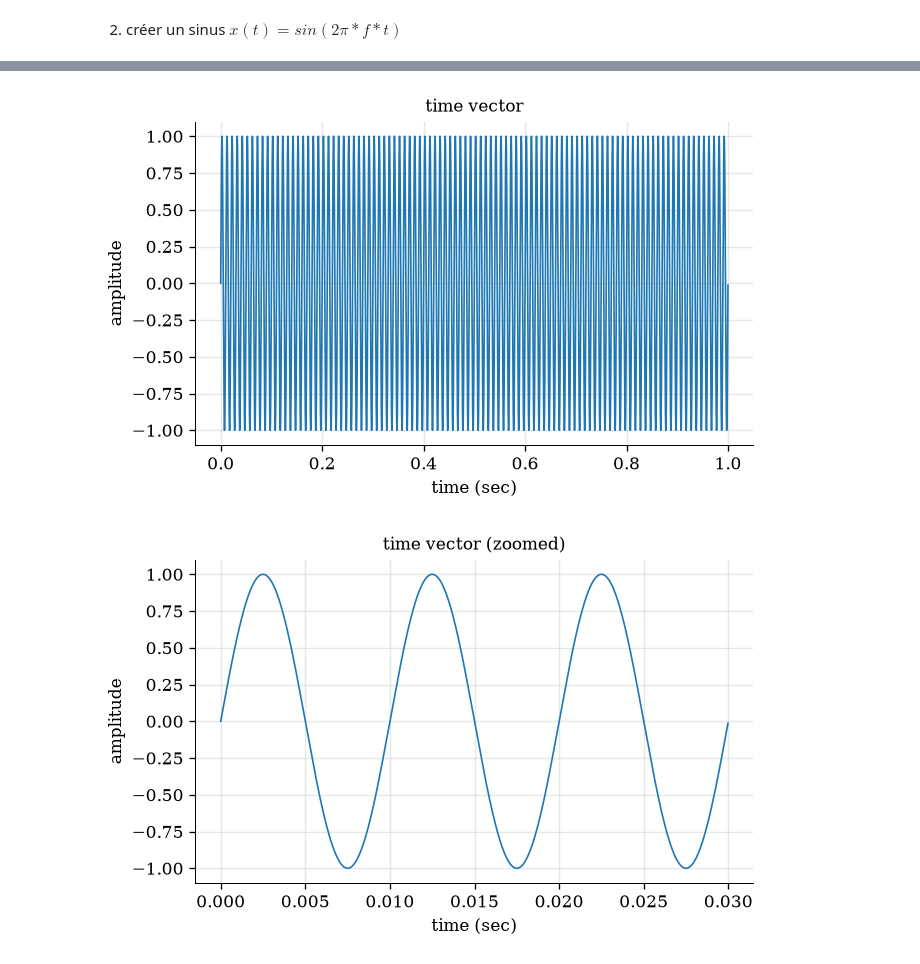
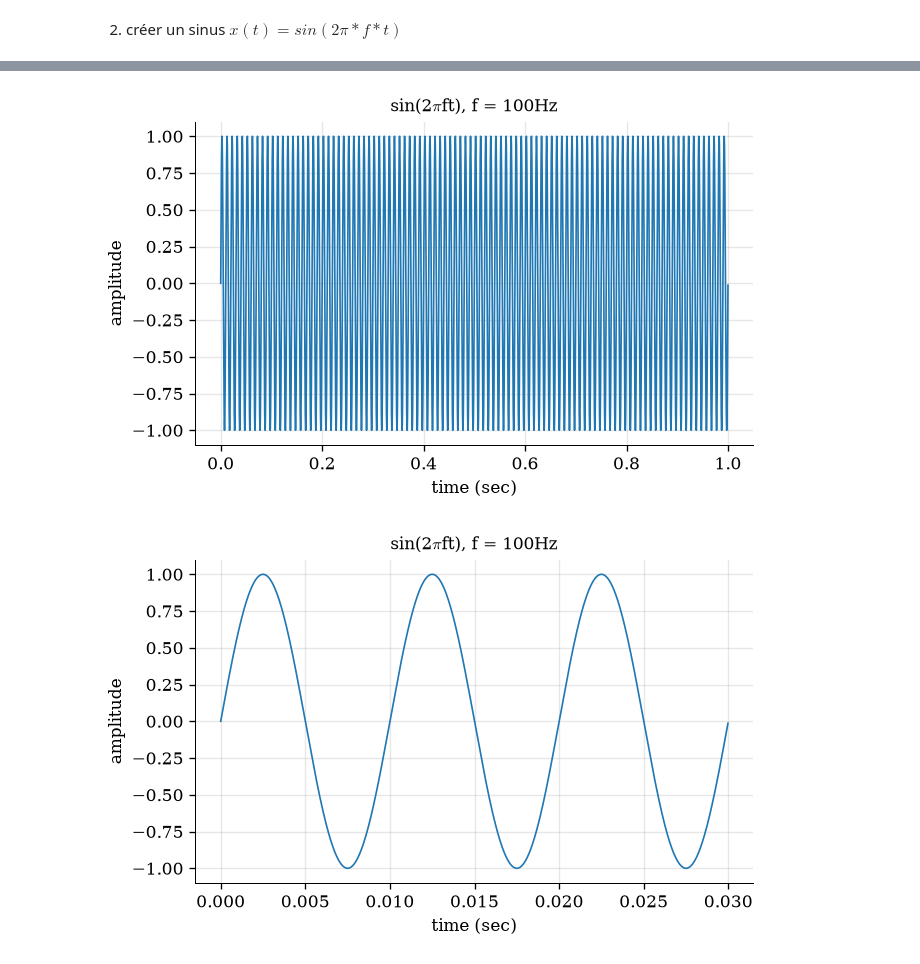
Before and after one commit to PyrApple/jupyterlite_signal_processing_ens, a Jupyter notebook: content/1_numerisation.ipynb, the cells around one changed output, grey strips where cells are left out. Cells and saved outputs as stored; diff of their text form; code cells hidden in the pictures.

```diff
--- a/content/1_numerisation.ipynb
+++ b/content/1_numerisation.ipynb
@@ -135,21 +149,23 @@ plt.xlabel('sample id'); plt.ylabel('time (sec)'); plt.title('time vector (zoome
 2) créer un sinus $x(t) = sin(2 \pi * f * t)$
 # %%
 # create signal
-f = 100
-x = np.sin(2*math.pi*f*t)
+f1 = 100
+x = np.sin(2*math.pi*f1*t)
 
 # play
 playsound(x, fs)
 
 # plot
 plt.plot(t, x)
-plt.xlabel('time (sec)'); plt.ylabel('amplitude'); plt.title('time vector'); plt.show()
+plt.xlabel('time (sec)'); plt.ylabel('amplitude');
+plt.title(r'sin(2$\pi$ft), ' + f'f = {f1}Hz'); plt.show()
 
 # plot zoom
-selvect = np.arange(3*int(fs/f))
+selvect = np.arange(3*int(fs/f1))
 plt.plot(t[selvect], x[selvect])
-plt.xlabel('time (sec)'); plt.ylabel('amplitude'); plt.title('time vector (zoomed)'); plt.show()
+plt.xlabel('time (sec)'); plt.ylabel('amplitude');
+plt.title(r'sin(2$\pi$ft), ' + f'f = {f1}Hz'); plt.show()
 # %% [output]
 [interactive output not drawn]
-[figure, old version]
+[figure, new version]
-[figure, old version]
+[figure, new version]
```
Also changed, not shown: parts of 6 cells of this notebook, 1 other file.
